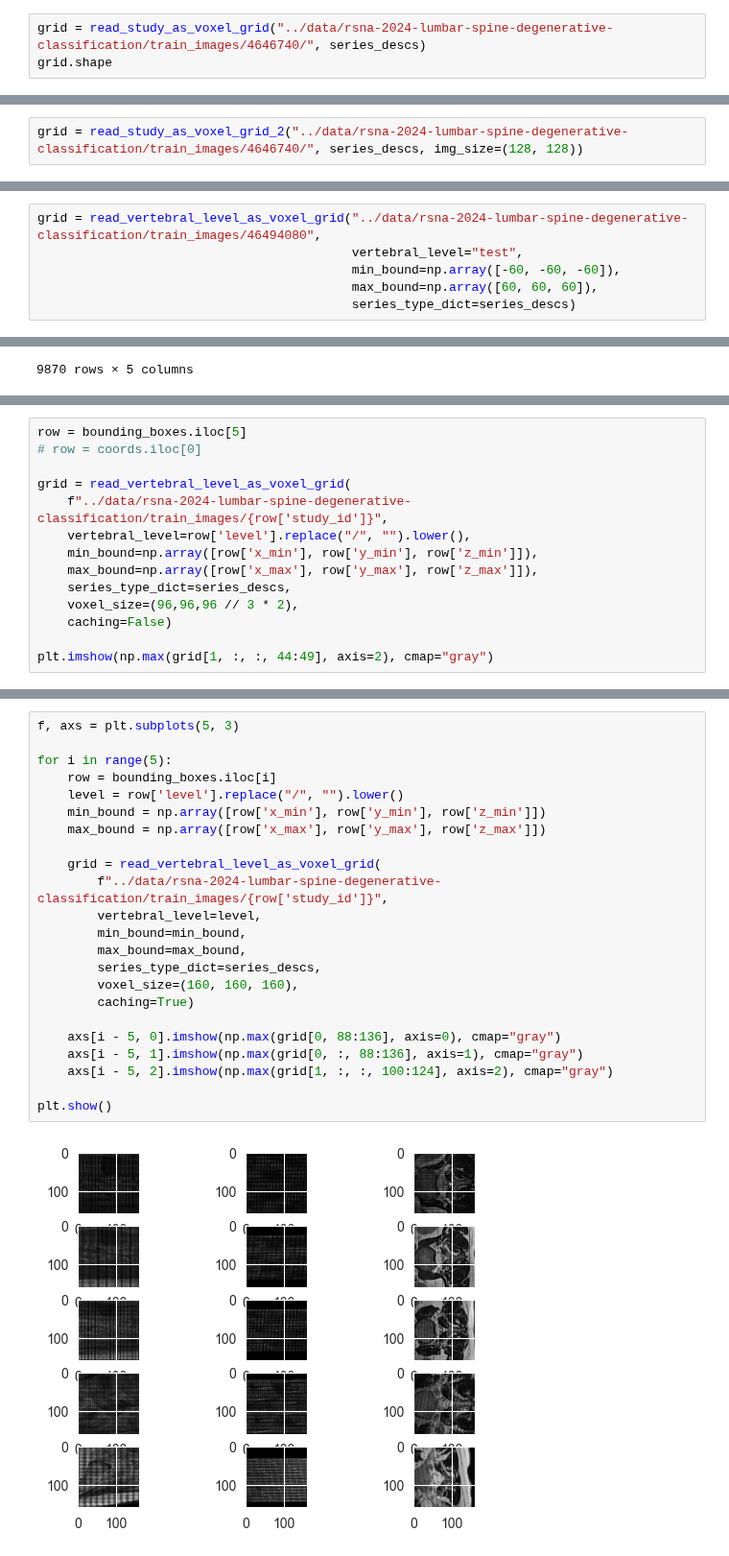
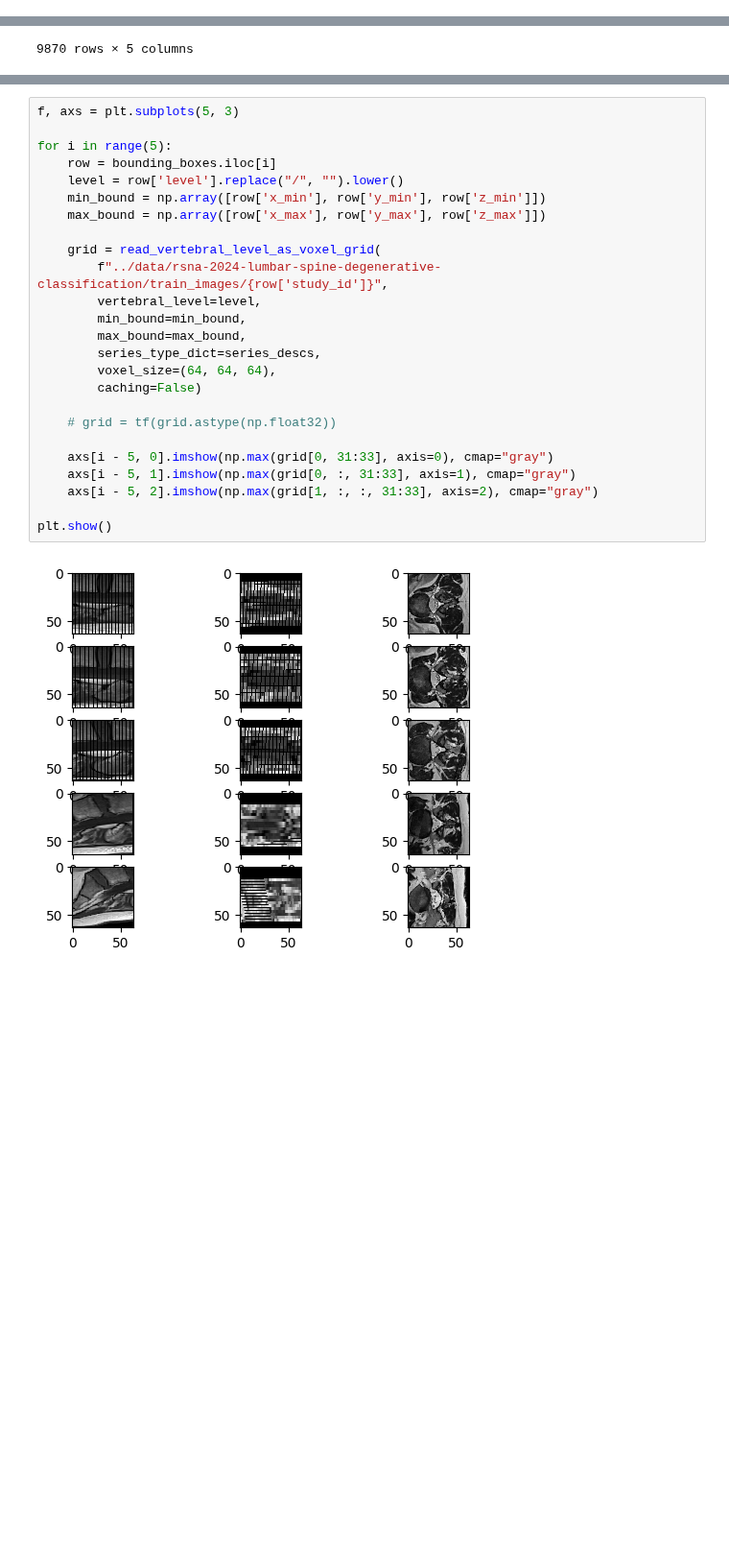
Before and after one commit to IDoCodingStuffs/rsna_2024, a Jupyter notebook: 3d_modeling/pc_loading.ipynb, the cells around one changed output, grey strips where cells are left out. Shown at 96% size. Saved outputs shown, nothing was run; the diff lists cells and outputs as text; blank space fills up the shorter version.

```diff
--- a/3d_modeling/pc_loading.ipynb
+++ b/3d_modeling/pc_loading.ipynb
@@ -458,3 +30,0 @@ def read_study_as_voxel_grid(dir_path, series_type_dict=None, downsampling_facto
-# %%
-grid = read_study_as_voxel_grid("../data/rsna-2024-lumbar-spine-degenerative-classification/train_images/4646740/", series_descs)
-grid.shape
@@ -521,2 +30,0 @@ def read_study_as_voxel_grid_2(dir_path, series_type_dict=None, downsampling_fac
-# %%
-grid = read_study_as_voxel_grid_2("../data/rsna-2024-lumbar-spine-degenerative-classification/train_images/4646740/", series_descs, img_size=(128, 128))
@@ -624,6 +30,0 @@ plt.imshow(test_2_[0, 2, 128])
-# %%
-grid = read_vertebral_level_as_voxel_grid("../data/rsna-2024-lumbar-spine-degenerative-classification/train_images/46494080",
-                                          vertebral_level="test",
-                                          min_bound=np.array([-60, -60, -60]),
-                                          max_bound=np.array([60, 60, 60]),
-                                          series_type_dict=series_descs)
@@ -670,15 +64 @@ bounding_boxes
 9675 rows × 8 columns
-# %%
-row = bounding_boxes.iloc[5]
-# row = coords.iloc[0]
-
-grid = read_vertebral_level_as_voxel_grid(
-    f"../data/rsna-2024-lumbar-spine-degenerative-classification/train_images/{row['study_id']}",
-    vertebral_level=row['level'].replace("/", "").lower(),
-    min_bound=np.array([row['x_min'], row['y_min'], row['z_min']]),
-    max_bound=np.array([row['x_max'], row['y_max'], row['z_max']]),
-    series_type_dict=series_descs,
-    voxel_size=(96,96,96 // 3 * 2),
-    caching=False)
-
-plt.imshow(np.max(grid[1, :, :, 44:49], axis=2), cmap="gray")
@@ -693,25 +65,27 @@ plt.imshow(np.max(grid[0, 62:66], axis=0), cmap="bone")
 # %%
 f, axs = plt.subplots(5, 3)
 
 for i in range(5):
     row = bounding_boxes.iloc[i]
     level = row['level'].replace("/", "").lower()
     min_bound = np.array([row['x_min'], row['y_min'], row['z_min']])
     max_bound = np.array([row['x_max'], row['y_max'], row['z_max']])
 
     grid = read_vertebral_level_as_voxel_grid(
         f"../data/rsna-2024-lumbar-spine-degenerative-classification/train_images/{row['study_id']}",
         vertebral_level=level,
         min_bound=min_bound,
         max_bound=max_bound,
         series_type_dict=series_descs,
-        voxel_size=(160, 160, 160),
-        caching=True)
+        voxel_size=(64, 64, 64),
+        caching=False)
 
-    axs[i - 5, 0].imshow(np.max(grid[0, 88:136], axis=0), cmap="gray")
-    axs[i - 5, 1].imshow(np.max(grid[0, :, 88:136], axis=1), cmap="gray")
-    axs[i - 5, 2].imshow(np.max(grid[1, :, :, 100:124], axis=2), cmap="gray")
+    # grid = tf(grid.astype(np.float32))
+
+    axs[i - 5, 0].imshow(np.max(grid[0, 31:33], axis=0), cmap="gray")
+    axs[i - 5, 1].imshow(np.max(grid[0, :, 31:33], axis=1), cmap="gray")
+    axs[i - 5, 2].imshow(np.max(grid[1, :, :, 31:33], axis=2), cmap="gray")
 
 plt.show()
 # %% [output]
-[figure, old version]
+[figure, new version]
```
Also changed, not shown: parts of 45 cells of this notebook, 3 other files.
